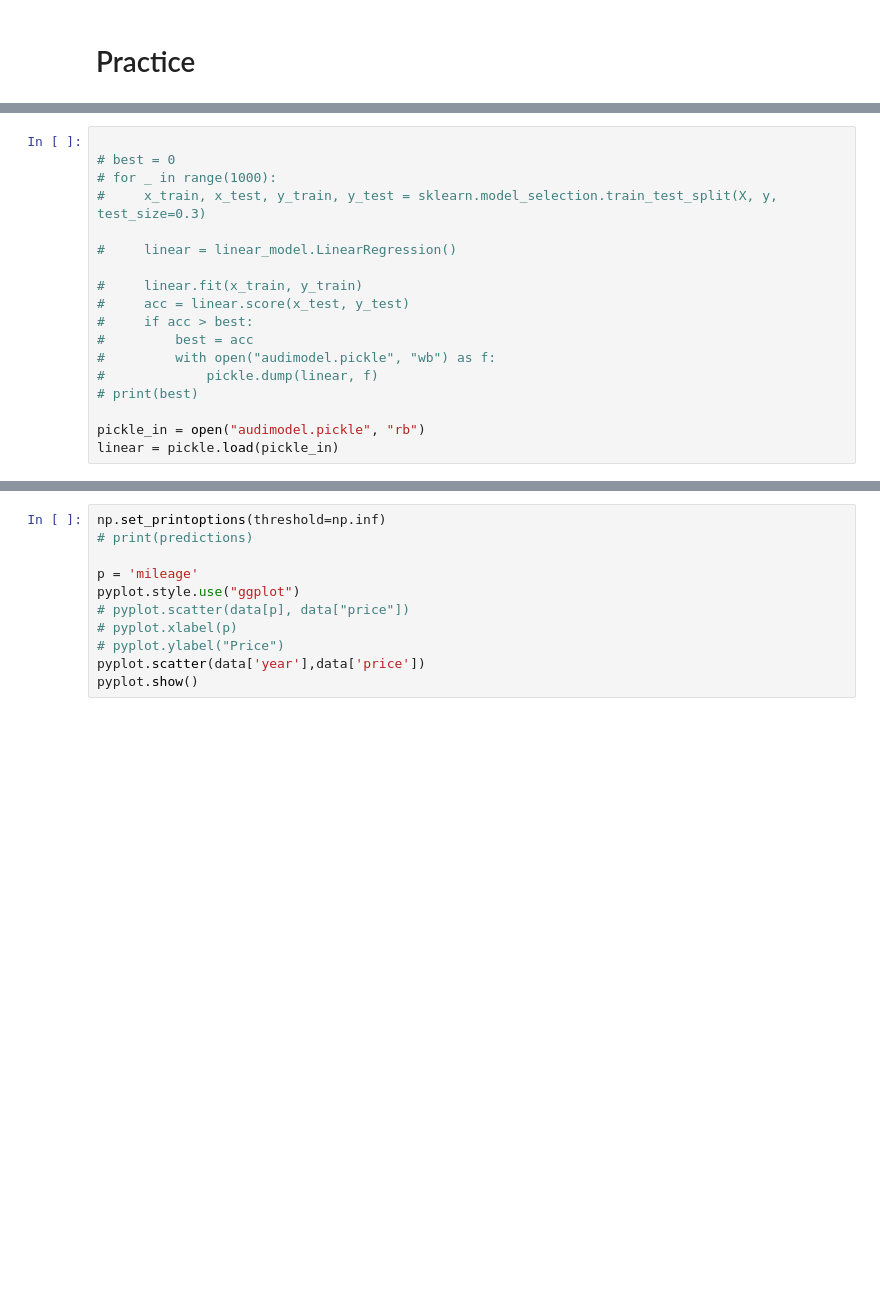
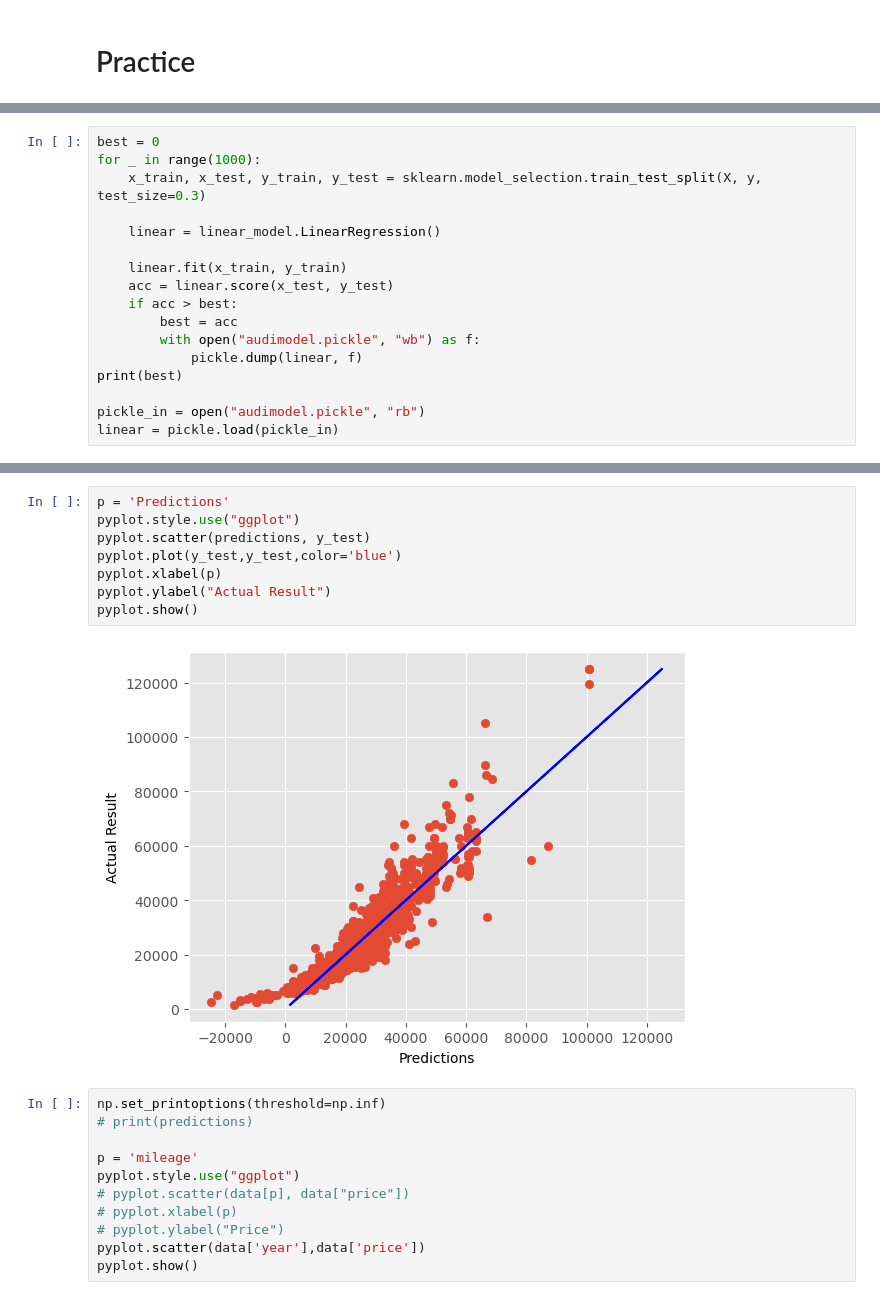
Before and after one commit to Murad-code/car-price-predictor, a Jupyter notebook: ml-model/1-multiple_linear_regression.ipynb, the cells around one changed output, grey strips where cells are left out. Drawn from its saved outputs; the diff is of its cells as text; blank space fills up the shorter version.

```diff
--- a/ml-model/1-multiple_linear_regression.ipynb
+++ b/ml-model/1-multiple_linear_regression.ipynb
@@ -26,18 +35,17 @@ x_train, x_test, y_train, y_test = sklearn.model_selection.train_test_split(X, y
 # %%
+best = 0
+for _ in range(1000):
+    x_train, x_test, y_train, y_test = sklearn.model_selection.train_test_split(X, y, test_size=0.3)
 
-# best = 0
-# for _ in range(1000):
-#     x_train, x_test, y_train, y_test = sklearn.model_selection.train_test_split(X, y, test_size=0.3)
+    linear = linear_model.LinearRegression()
 
-#     linear = linear_model.LinearRegression()
-
-#     linear.fit(x_train, y_train)
-#     acc = linear.score(x_test, y_test)
-#     if acc > best:
-#         best = acc
-#         with open("audimodel.pickle", "wb") as f:
-#             pickle.dump(linear, f)
-# print(best)
+    linear.fit(x_train, y_train)
+    acc = linear.score(x_test, y_test)
+    if acc > best:
+        best = acc
+        with open("audimodel.pickle", "wb") as f:
+            pickle.dump(linear, f)
+print(best)
 
 pickle_in = open("audimodel.pickle", "rb")
 linear = pickle.load(pickle_in)
@@ -78,3 +88,13 @@ root_mean_sqrd_error score is:  4143.615808961563
+# %%
+p = 'Predictions'
+pyplot.style.use("ggplot")
+pyplot.scatter(predictions, y_test)
+pyplot.plot(y_test,y_test,color='blue')
+pyplot.xlabel(p)
+pyplot.ylabel("Actual Result")
+pyplot.show()
+# %% [output]
+[figure, added]
 # %%
 np.set_printoptions(threshold=np.inf)
 # print(predictions)
```
Also changed, not shown: parts of 5 cells of this notebook, 2 other files.
